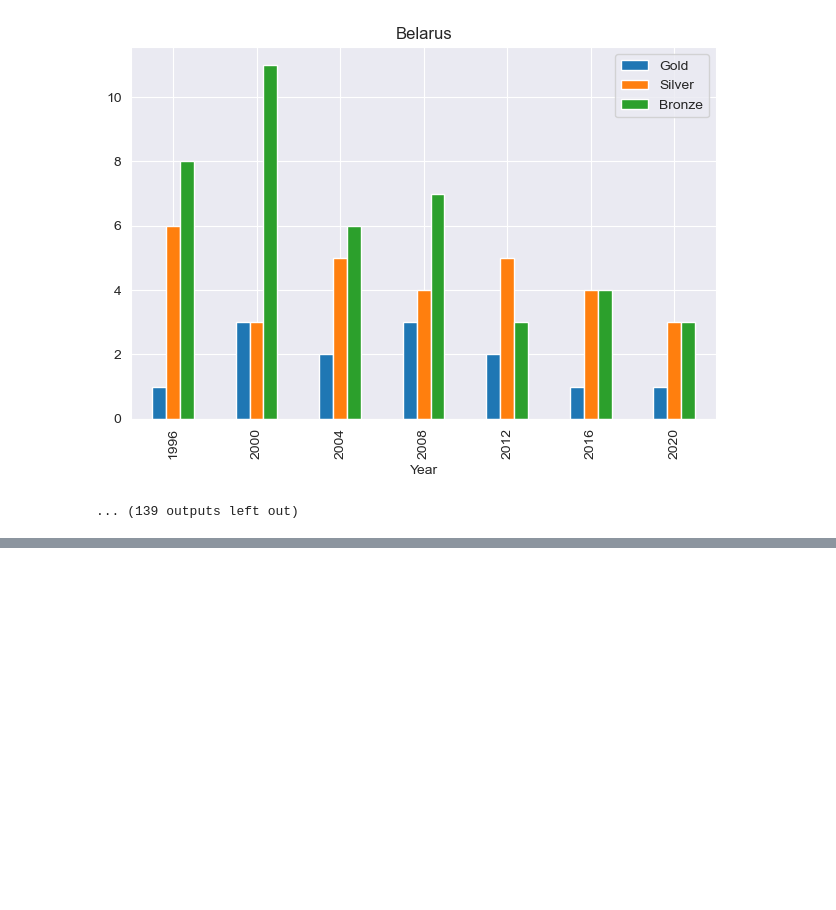
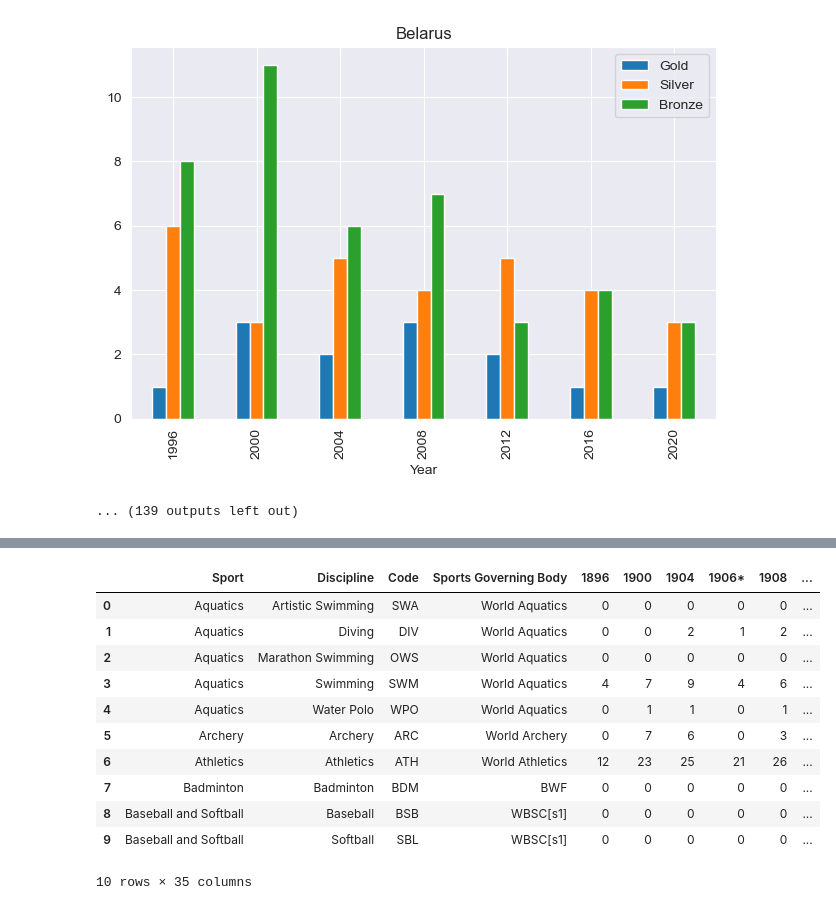
Before and after one commit to TietiTage/mei_sai_, a Jupyter notebook: 美赛.ipynb, the cells around one changed output, grey strips where cells are left out. Saved outputs shown, nothing was run; the diff lists cells and outputs as text; code cells hidden in the pictures; blank space fills up the shorter version.

```diff
--- a/美赛.ipynb
+++ b/美赛.ipynb
@@ -249,0 +250,3 @@ for name, group in final_cleaned_data.groupby("NOC"):
+# %%
+# 读取项目表
+program_data = pd.read_csv("2025_Problem_C_Data\\summerOly_programs.csv", encoding="Windows-1252",sep=",")
@@ -249,0 +288,11 @@ for name, group in final_cleaned_data.groupby("NOC"):
+# %%
+# 清楚不太可能存在于2028奥运会当中的项目
+unlikely_events = [
+    "Boxing", "Weightlifting", "Modern Pentathlon", "Breaking",
+    "Croquet", "Softball", "Lacrosse", "Squash", "Cricket"
+]
+
+# Remove these unlikely events from the dataset
+filtered_program_data = program_data[~program_data['Sport'].isin(unlikely_events)]
+filtered_program_data = filtered_program_data.drop(index=[71,72])
+filtered_program_data.info()
@@ -249,0 +327,7 @@ for name, group in final_cleaned_data.groupby("NOC"):
+# %%
+# 转换类型
+# 遍历所有列，将日期列的数据类型转换为整数
+for col in filtered_program_data.columns:
+    if col not in ["Discipline", "Sport", "Sports Governing Body","Code"]:
+        # 将列数据转换为整数，跳过可能导致错误的数据
+        filtered_program_data[col] = pd.to_numeric(filtered_program_data[col], errors='coerce').fillna(0).astype(int)
@@ -249,0 +354,15 @@ for name, group in final_cleaned_data.groupby("NOC"):
+# %%
+filtered_program_data.head(10)
+# %% [output]
+|  | Sport | Discipline | Code | Sports Governing Body | 1896 | 1900 | 1904 | 1906* | 1908 | ... |
+| 0 | Aquatics | Artistic Swimming | SWA | World Aquatics | 0 | 0 | 0 | 0 | 0 | ... |
+| 1 | Aquatics | Diving | DIV | World Aquatics | 0 | 0 | 2 | 1 | 2 | ... |
+| 2 | Aquatics | Marathon Swimming | OWS | World Aquatics | 0 | 0 | 0 | 0 | 0 | ... |
+| 3 | Aquatics | Swimming | SWM | World Aquatics | 4 | 7 | 9 | 4 | 6 | ... |
+| 4 | Aquatics | Water Polo | WPO | World Aquatics | 0 | 1 | 1 | 0 | 1 | ... |
+| 5 | Archery | Archery | ARC | World Archery | 0 | 7 | 6 | 0 | 3 | ... |
+| 6 | Athletics | Athletics | ATH | World Athletics | 12 | 23 | 25 | 21 | 26 | ... |
+| 7 | Badminton | Badminton | BDM | BWF | 0 | 0 | 0 | 0 | 0 | ... |
+| 8 | Baseball and Softball | Baseball | BSB | WBSC[s1] | 0 | 0 | 0 | 0 | 0 | ... |
+| 9 | Baseball and Softball | Softball | SBL | WBSC[s1] | 0 | 0 | 0 | 0 | 0 | ... |
+10 rows × 35 columns
```
Also changed, not shown: parts of 6 cells of this notebook.
